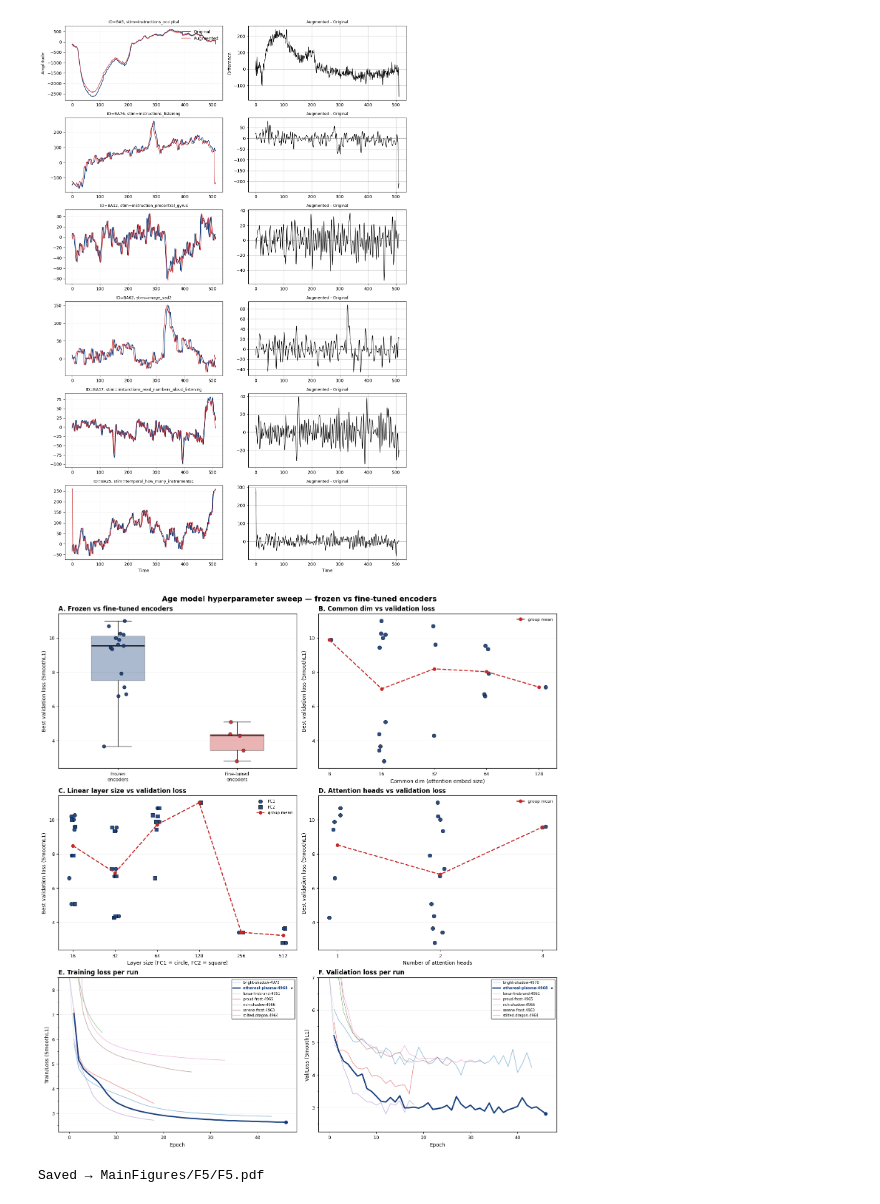
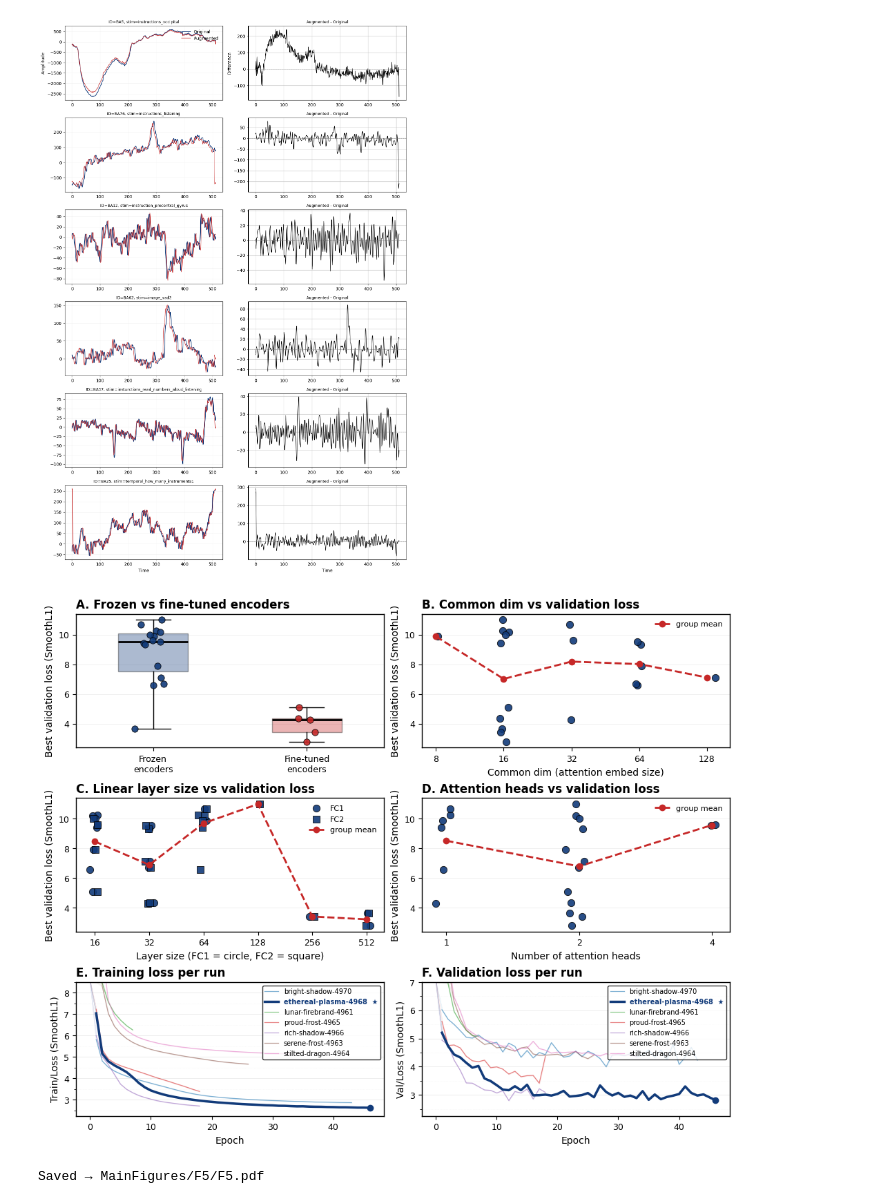
Before and after one commit to mxs3203/BrainAge, a Jupyter notebook: figures.ipynb, the cells around one changed output. Drawn from its saved outputs; the diff is of its cells as text; code cells hidden in the pictures.

Commit message:
reporting and small updated on figures

```diff
--- a/figures.ipynb
+++ b/figures.ipynb
@@ -214,7 +214,7 @@ def style_axis(ax):
 # -----------------------------
 # Create figure
 # -----------------------------
-fig, axes = plt.subplots(3, 2, figsize=(18, 14))
+fig, axes = plt.subplots(3, 2, figsize=(14, 10))
 axes = axes.flatten()
 
 # -----------------------------
@@ -407,8 +407,9 @@ plt.tight_layout()
 # -----------------------------
 # Save
 # -----------------------------
-pdf_path = "MainFigures/F2/F2.pdf"
-fig.savefig(pdf_path, bbox_inches="tight", facecolor="white")
+pdf_path = "MainFigures/F2/F2"
+fig.savefig("{}.pdf".format(pdf_path), bbox_inches="tight", facecolor="white")
+fig.savefig("{}.png".format(pdf_path), bbox_inches="tight", facecolor="white")
 plt.close()
 # %%
 
@@ -553,7 +554,7 @@ def style_axis(ax):
 # =========================================================
 # 8. FIGURE
 # =========================================================
-fig, axes = plt.subplots(2, 3, figsize=(18, 10), constrained_layout=True)
+fig, axes = plt.subplots(2, 3, figsize=(14, 8), constrained_layout=True)
 axes = axes.flatten()
 
 # ---------------------------------------------------------
@@ -871,7 +872,8 @@ ax.set_axisbelow(True)
 ax.set_ylim(_scores.min() * 0.98, _scores.max() * 1.02)
 style_axis(ax)
 
-pdf_path = "MainFigures/F3/F3.pdf"
+pdf_path = "MainFigures/F3/F3"
 
-fig.savefig(pdf_path, bbox_inches="tight", facecolor="white")
+fig.savefig("{}.png".format(pdf_path), bbox_inches="tight", facecolor="white")
+fig.savefig("{}.png".format(pdf_path), bbox_inches="tight", facecolor="white")
 plt.close()
@@ -1498,7 +1502,7 @@ frozen_df   = df[~df["fine_tune"]].copy()
 finetune_df = df[ df["fine_tune"]].copy()
 rng = np.random.default_rng(42)
 
-fig, axes = plt.subplots(3, 2, figsize=(14, 15), constrained_layout=True)
+fig, axes = plt.subplots(3, 2, figsize=(10, 8), constrained_layout=True)
 axes = axes.flatten()
 
 # ── Panel A: Frozen vs Fine-tuned ─────────────────────────────────────────────
@@ -1660,37 +1664,35 @@ def plot_training_panel(ax, data_dict, title, ylabel, letter):
     ax.set_xlabel("Epoch")
     ax.set_ylabel(ylabel)
     ax.set_axisbelow(True)
 
     leg = ax.legend(handles=legend_handles,
                     labels=[h.get_label() for h in legend_handles],
                     frameon=True, fontsize=7, loc="upper right",
                     facecolor="white", edgecolor="black")
     for text in leg.get_texts():
         if FOCUS_RUN in text.get_text():
             text.set_fontweight("bold")
             text.set_color(blue)
 
     style_axis(ax)
 
 # ── Panel E: Train/Loss ────────────────────────────────────────────────────────
 train_data = parse_wandb_csv(TRAIN_CSV, "Train/Loss")
 plot_training_panel(axes[4], train_data,
                     "Training loss per run", "Train/Loss (SmoothL1)", "E")
 
 # ── Panel F: Val/Loss ──────────────────────────────────────────────────────────
 val_data = parse_wandb_csv(VAL_CSV, "Val/Loss")
 plot_training_panel(axes[5], val_data,
                     "Validation loss per run", "Val/Loss (SmoothL1)", "F")
 
-fig.suptitle(
-    "Age model hyperparameter sweep — frozen vs fine-tuned encoders",
-    fontsize=14, fontweight="bold"
-)
 
-fig.savefig(PDF_PATH, bbox_inches="tight", facecolor="white")
+
+fig.savefig("{}.png".format(PDF_PATH), bbox_inches="tight", facecolor="white")
+fig.savefig("{}.png".format(PDF_PATH), bbox_inches="tight", facecolor="white")
 plt.show()
 plt.close(fig)
 print(f"Saved → {PDF_PATH}")
 # %% [output]
-[figure, old version]
+[figure, new version]
 Saved → MainFigures/F5/F5.pdf
```
Also changed, not shown: parts of 1 cell of this notebook, 7 other files.
